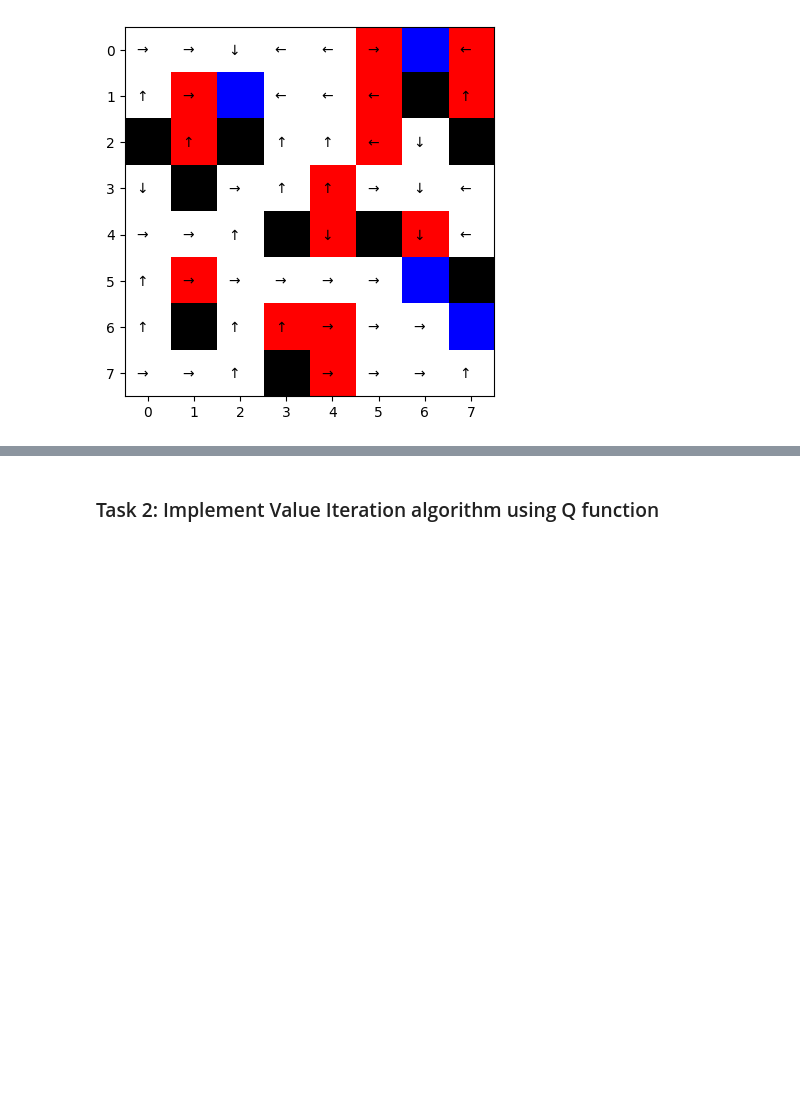
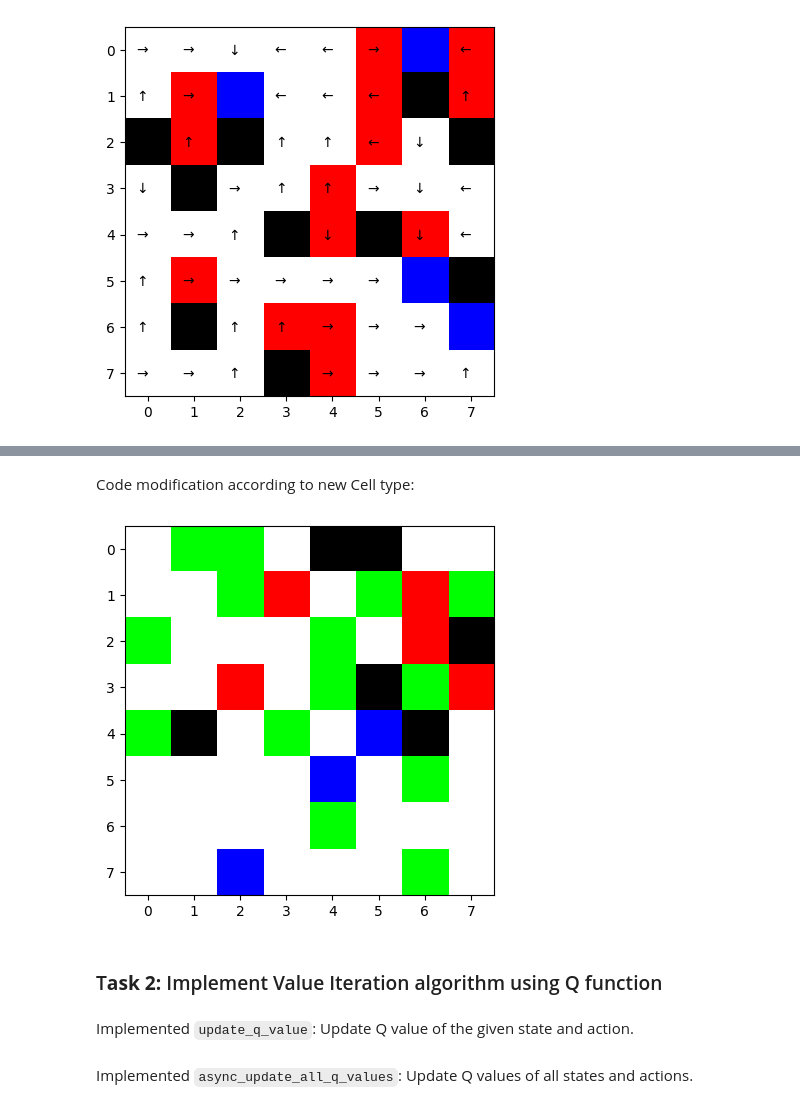
Before and after one commit to sav0sav1c5/reinforcement-learning, a Jupyter notebook: src/RL-Maze.ipynb, the cells around one changed output, grey strips where cells are left out. Saved outputs shown, nothing was run; the diff lists cells and outputs as text; code cells hidden in the pictures; blank space fills up the shorter version.

```diff
--- a/src/RL-Maze.ipynb
+++ b/src/RL-Maze.ipynb
@@ -238,5 +233,5 @@ def default_cell_color(cell: Cell) -> tuple[int, int, int]:
 # %%
-def draw_board(board: MazeBoard, color = default_cell_color, position: tuple[int, int] = None, ax = None):
+def draw_board(board: MazeBoard, color, position: tuple[int, int] = None, ax = None):
 
     # Set matplotlib ax object if it is not passed
     ax = ax if ax is not None else plt
@@ -710,3 +701,26 @@ class TeleportCell(Cell):
 
     def teleport_to(self):
         return self.linked_cell[0], self.linked_cell[1]
+# %% [markdown]
+Code modification according to new Cell type:
+# %%
+def teleport_default_cell_color(cell: Cell) -> tuple[int, int, int]:
+    if isinstance(cell, RegularCell):
+        if cell.get_reward() == -1:
+            return (255, 255, 255)
+        else:
+            return (255, 0, 0)
+    elif isinstance(cell, WallCell):
+        return (0, 0, 0)
+    elif isinstance(cell, TerminalCell):
+        return (0, 0, 255)
+    else:
+        return (0, 255, 0)              # Teleport cell - GREEN
+# %%
+TELEPORT_DEFAULT_SPECS = [
+    (10, lambda: RegularCell(-1)),      # 10/18 chance (~55.6%)
+    (2, lambda: RegularCell(-10)),      # 2/18 chance (~11.1%)
+    (2, lambda: WallCell()),            # 2/18 chance (~11.1%)
+    (1, lambda: TerminalCell(-1)),      # 1/18 chance (~5.6%)
+    (3, lambda: TeleportCell(-5))       # 3/18 chance (~16.7%)
+]
@@ -713,2 +827,12 @@ class TeleportCell(Cell):
+# %%
+teleport_maze_board = create_random_board(size=(8, 8), specs=TELEPORT_DEFAULT_SPECS)
+
+draw_board(teleport_maze_board, teleport_default_cell_color)
+
+teleport_environment = TeleportMazeEnvironment(teleport_maze_board)
+# %% [output]
+[figure, added]
 # %% [markdown]
-### Task 2: Implement Value Iteration algorithm using Q function
+### T**ask 2:** Implement Value Iteration algorithm using Q function
+# %% [markdown]
+Implemented `update_q_value`: Update Q value of the given state and action.
@@ -714,0 +852,2 @@ class TeleportCell(Cell):
+# %% [markdown]
+Implemented `async_update_all_q_values`: Update Q values of all states and actions.
```
Also changed, not shown: parts of 38 cells of this notebook.
